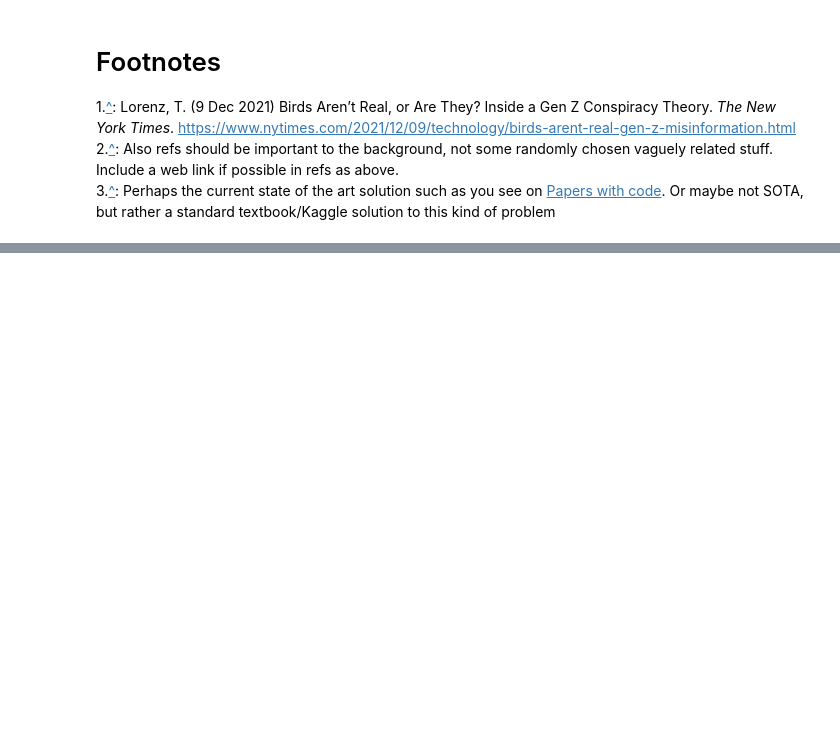
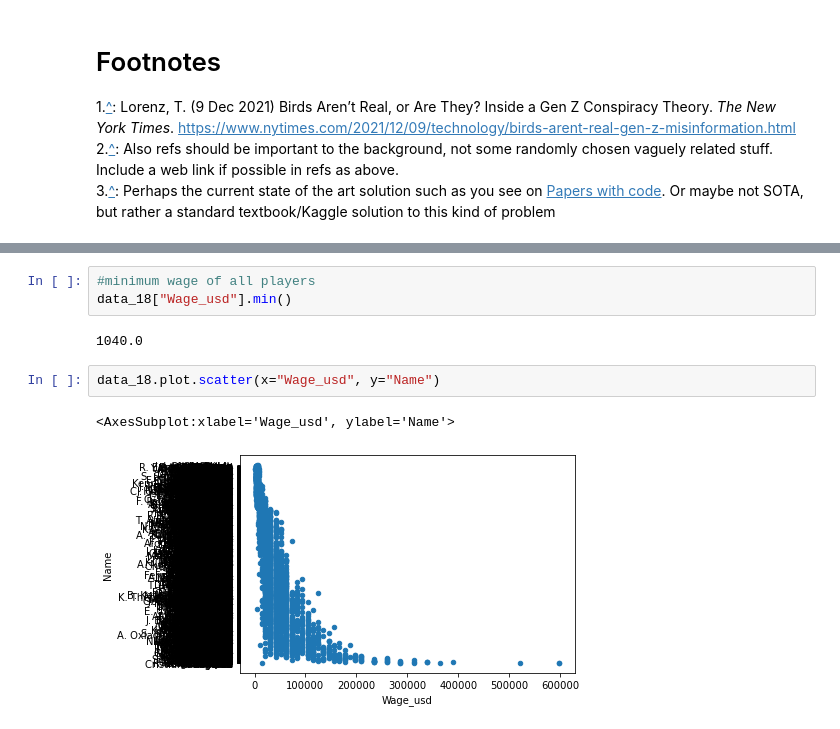
Before and after one commit to COGS118A/Group018-Sp22, a Jupyter notebook: Checkpoint_group018.ipynb, the cells around one changed output, grey strips where cells are left out. Drawn from its saved outputs; the diff is of its cells as text; blank space fills up the shorter version.

```diff
--- a/Checkpoint_group018.ipynb
+++ b/Checkpoint_group018.ipynb
@@ -415,0 +432,10 @@ For our data which is based strictly on game statistics and performances for ind
+# %%
+#minimum wage of all players
+data_18["Wage_usd"].min()
+# %% [output]
+1040.0
+# %%
+data_18.plot.scatter(x="Wage_usd", y="Name")
+# %% [output]
+<AxesSubplot:xlabel='Wage_usd', ylabel='Name'>
+[figure, added]
```
Also changed, not shown: parts of 16 cells of this notebook.
